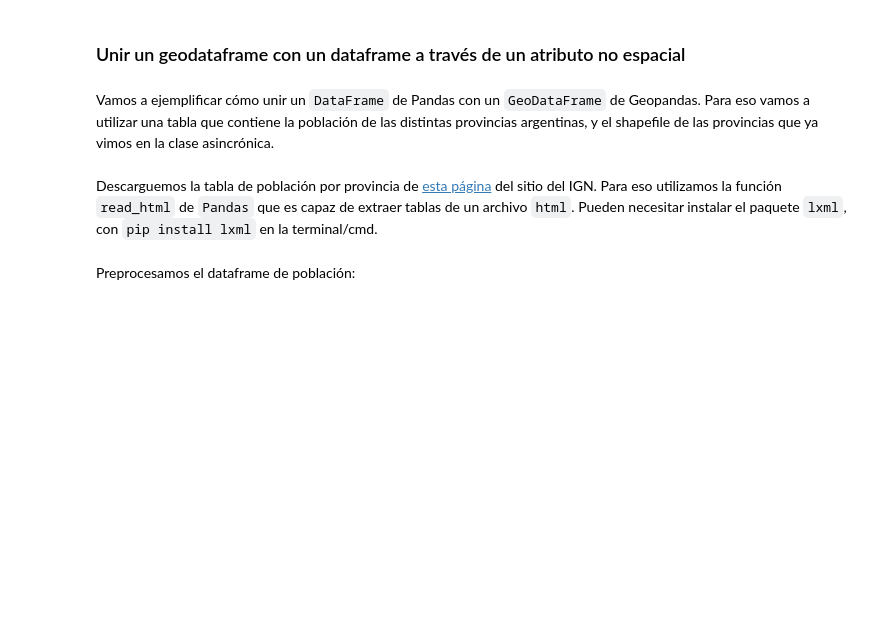
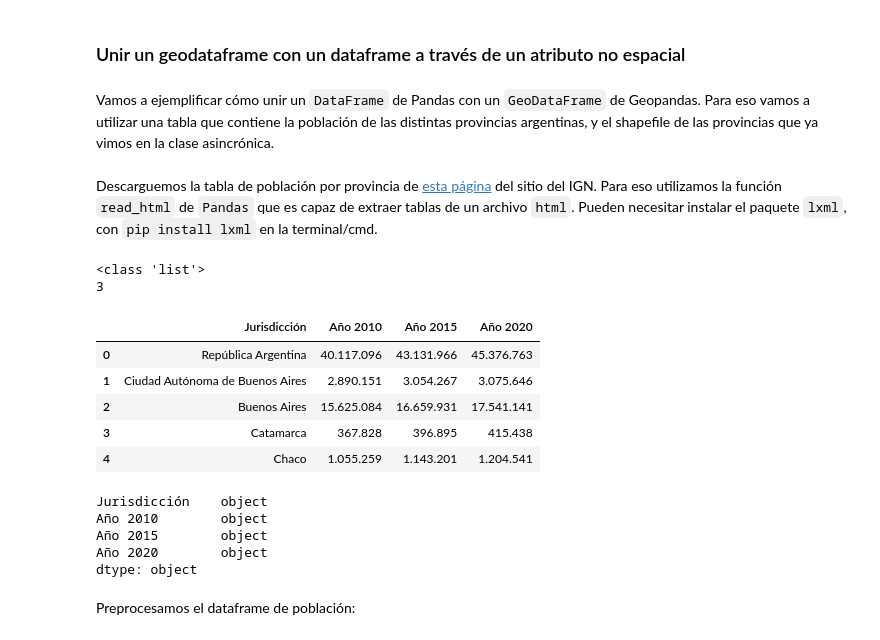
Before and after one commit to rbonazzola/PythonParaEconomistas2023, a Jupyter notebook: Clase6/PythEcon2023_c6.ipynb, the cells around one changed output. Cells and saved outputs as stored; diff of their text form; code cells hidden in the pictures; blank space fills up the shorter version.

```diff
--- a/Clase6/PythEcon2023_c6.ipynb
+++ b/Clase6/PythEcon2023_c6.ipynb
@@ -32,3 +146,29 @@ import pandas as pd
+# %%
+tablas = pd.read_html("https://www.ign.gob.ar/NuestrasActividades/Geografia/DatosArgentina/Poblacion2")
+# %%
+print(type(tablas))
+print(len(tablas))
+# %% [output]
+<class 'list'>
+3
+# %%
+poblacion_df = tablas[2]
+poblacion_df.head()
+# %% [output]
+|  | Jurisdicción | Año 2010 | Año 2015 | Año 2020 |
+| 0 | República Argentina | 40.117.096 | 43.131.966 | 45.376.763 |
+| 1 | Ciudad Autónoma de Buenos Aires | 2.890.151 | 3.054.267 | 3.075.646 |
+| 2 | Buenos Aires | 15.625.084 | 16.659.931 | 17.541.141 |
+| 3 | Catamarca | 367.828 | 396.895 | 415.438 |
+| 4 | Chaco | 1.055.259 | 1.143.201 | 1.204.541 |
+# %%
+poblacion_df.dtypes
+# %% [output]
+Jurisdicción    object
+Año 2010        object
+Año 2015        object
+Año 2020        object
+dtype: object
 # %% [markdown]
 Preprocesamos el dataframe de población:
 # %%
```
Also changed, not shown: parts of 34 cells of this notebook.
